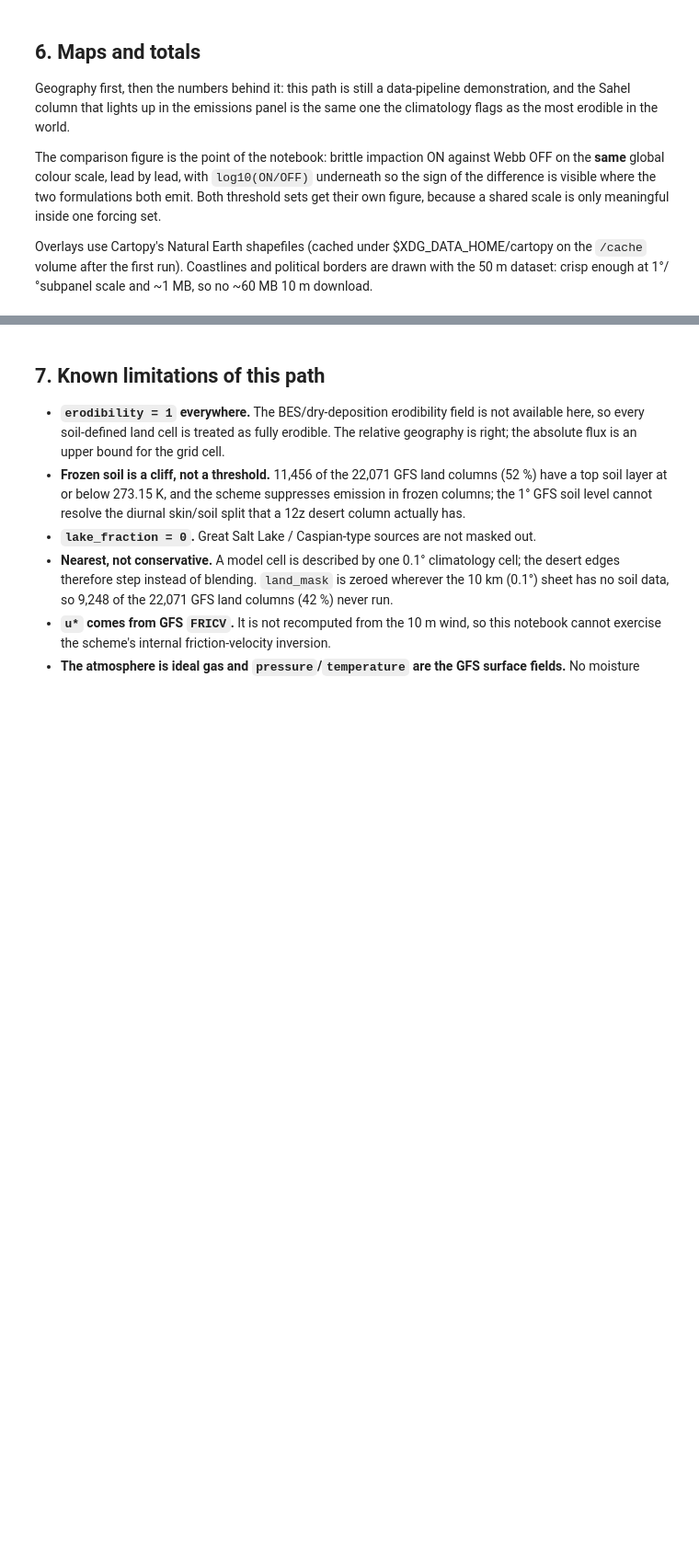
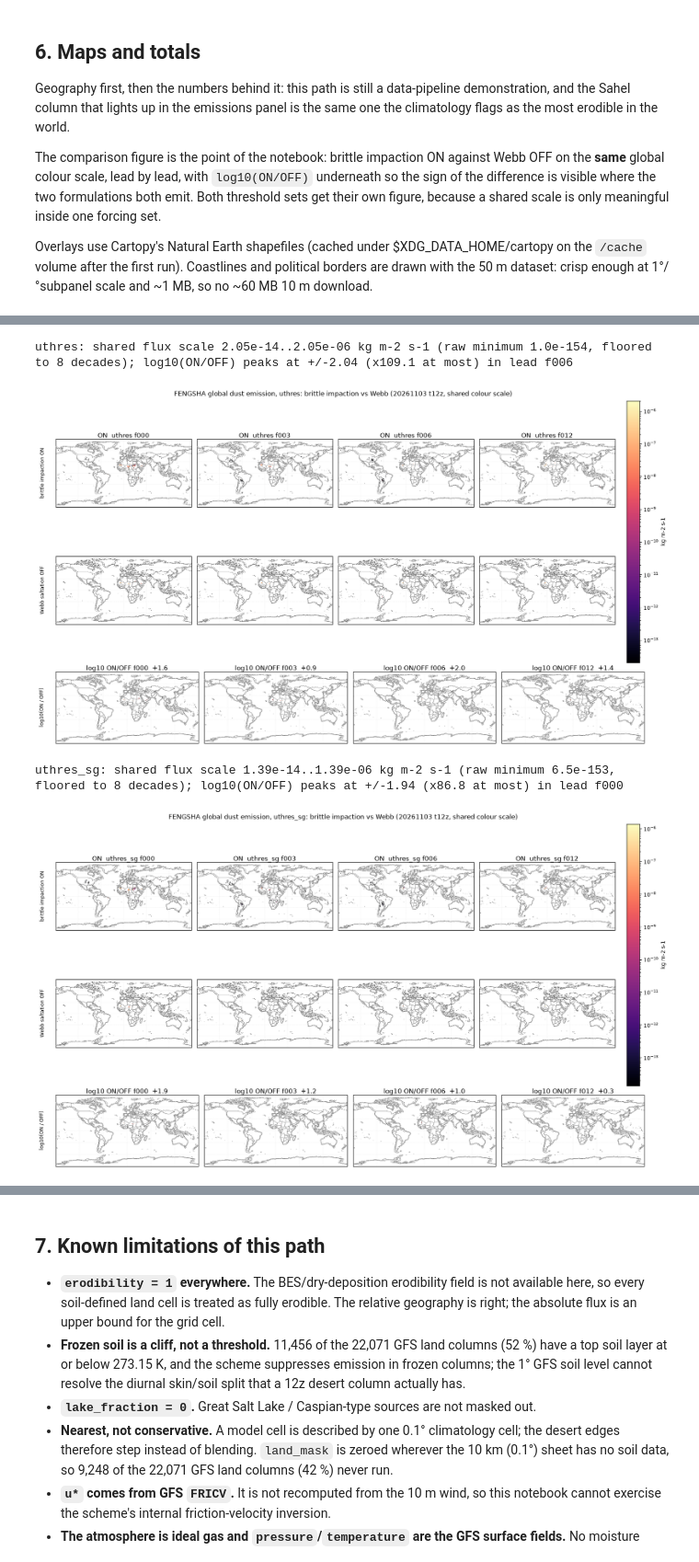
Before and after one commit to bbakernoaa/CECE, a Jupyter notebook: docs/notebooks/fengsha_gfs.ipynb, the cells around one changed output, grey strips where cells are left out. Shown at 92% size. Drawn from its saved outputs; the diff is of its cells as text; code cells hidden in the pictures; blank space fills up the shorter version.

```diff
--- a/docs/notebooks/fengsha_gfs.ipynb
+++ b/docs/notebooks/fengsha_gfs.ipynb
@@ -489,6 +542,8 @@ build_report({
     "total kg/s": st0["total_kg_s"],
     "emitting columns": st0["emitting_cols"],
     "peak flux kg m-2 s-1": st0["peak_kg_m2_s"],
+    "peak latitude": st0["peak_lat"],
+    "peak longitude": st0["peak_lon"],
     "brittle / Webb total ratio": st0["off_ratio"],
     "bin 1 kg/s": float(bins0[0]),
     "bin 5 kg/s": float(bins0[-1]),
@@ -503,9 +558,9 @@ IDENTICAL = all(
 assert not IDENTICAL, "uthres and uthres_sg gave identical emissions"
 
 print(f"\n{'flux':<9}{'set':<10}{'lead':>6}{'total kg/s':>14}{'emitting':>10}"
-      f"{'peak kg m-2 s-1':>18}{'b/w ratio':>11}{'s':>7}")
+      f"{'peak kg m-2 s-1':>18}{'b/w ratio':>11}{'ms':>9}")
 for (flux, threshold, lead), (_, _, st) in RESULTS.items():
     ratio = st.get("off_ratio")
     print(f"{flux:<9}{threshold:<10}{f'f{lead:03d}':>6}{st['total_kg_s']:>14.3e}"
           f"{st['emitting_cols']:>10}{st['peak_kg_m2_s']:>18.3e}"
-          f"{(f'{ratio:.1f}' if ratio else '-'):>10}{st['seconds']:>7.2f}")
+          f"{(f'{ratio:.1f}' if ratio else '-'):>10}{1000 * st['seconds']:>9.1f}")
@@ -595,7 +691,9 @@ if _INLINE:  # a bare `fig` expression would ALSO emit an execute_result next to
 import matplotlib
 import matplotlib.colors as mcolors
 
-BAD_GREY = "0.75"  # masked cells; the cmap's own bad colour is too dark to read as "no data"
+# masked ratio cells go fully transparent (cartopy rejects an opaque `bad` on pcolormesh), so
+# the figure's own face colour reads as "no emission in at least one branch".
+
 LON_MESH, LAT_MESH = np.meshgrid(LON1, LAT1)
 
 
@@ -618,7 +716,12 @@ for threshold in CASE["thresholds"]:
     assert positive.size, f"{threshold}: neither flux produced an emitting column"
     # One shared LogNorm for BOTH rows: independently autoscaled log panels make the Webb flux
     # look as strong as the brittle flux, which is the easiest way to lie with this figure.
-    shared = mcolors.LogNorm(vmin=float(positive.min()), vmax=float(positive.max()))
+    # Floor the decade span at eight: below ~1e-8 of the brightest cell the magma ramp cannot
+    # show anything, and the raw minimum is a sub-normal 1e-154, not a physical dimming.
+    vmax = float(positive.max())
+    vmin = max(float(positive.min()), vmax * 1e-8)
+    assert vmin > 0 and vmin <= vmax
+    shared = mcolors.LogNorm(vmin=vmin, vmax=vmax)
     fig, axes = plt.subplots(3, 4, figsize=(16, 10.5), subplot_kw={"projection": PC}, squeeze=False)
     drawn_on, drawn_off = [], []
     for col, lead in enumerate(CASE["leads"]):
@@ -633,35 +736,42 @@ for threshold in CASE["thresholds"]:
             log_ratio = np.where((on[col] > 0) & (off[col] > 0),
                                 np.log10(np.where(off[col] > 0, on[col], np.nan)
                                          / np.where(off[col] > 0, off[col], np.nan)), np.nan)
         finite = log_ratio[np.isfinite(log_ratio)]
         peak = float(np.abs(finite).max()) if finite.size else 0.0
         peaks.append(peak)
         cmap = matplotlib.colormaps["RdBu_r"].copy()
-        cmap.set_bad(BAD_GREY)
+        # alpha=0, not a grey: cartopy warns and ignores an opaque bad colour on pcolormesh
+        cmap.set_bad(alpha=0.0)
         axes[2][col].pcolormesh(
             LON_MESH, LAT_MESH, np.ma.masked_invalid(log_ratio),
             norm=mcolors.TwoSlopeNorm(vmin=-max(peak, 1e-3), vcenter=0.0, vmax=max(peak, 1e-3)),
             cmap=cmap, shading="nearest", transform=PC, zorder=1,
         )
         axes[2][col].set_global()
         geo_overlays(axes[2][col], borders=True)
         axes[2][col].set_title(
             f"log10 ON/OFF f{lead:03d}  {f'+{peak:.1f}' if finite.size else 'no overlap'}", pad=1
         )
     for row, label in enumerate(("brittle impaction ON", "Webb saltation OFF", "log10(ON / OFF)")):
         axes[row][0].text(-0.08, 0.5, label, transform=axes[row][0].transAxes,
                           rotation=90, va="center", ha="right", fontsize=9)
     fig.suptitle(f"FENGSHA global dust emission, {threshold}: brittle impaction vs Webb "
                  f"({CYCLE['date']} t{CYCLE['hour']:02d}z, shared colour scale)")
     fig.tight_layout()
     fig.colorbar(drawn_on[0], ax=list(axes[0]) + list(axes[1]), fraction=0.03, pad=0.02,
                  label="kg m-2 s-1")
     GLOBAL_FIGS[threshold] = fig
-    print(f"{threshold}: shared flux scale {shared.vmin:.2e}..{shared.vmax:.2e} kg m-2 s-1; "
+    print(f"{threshold}: shared flux scale {shared.vmin:.2e}..{shared.vmax:.2e} kg m-2 s-1 "
+          f"(raw minimum {float(positive.min()):.1e}, floored to 8 decades); "
           f"log10(ON/OFF) peaks at +/-{max(peaks):.2f} "
           f"(x{10 ** max(peaks):.1f} at most) in lead f{CASE['leads'][int(np.argmax(peaks))]:03d}")
     if _INLINE:
         plt.show()
+# %% [output]
+uthres: shared flux scale 2.05e-14..2.05e-06 kg m-2 s-1 (raw minimum 1.0e-154, floored to 8 decades); log10(ON/OFF) peaks at +/-2.04 (x109.1 at most) in lead f006
+[figure, added]
+uthres_sg: shared flux scale 1.39e-14..1.39e-06 kg m-2 s-1 (raw minimum 6.5e-153, floored to 8 decades); log10(ON/OFF) peaks at +/-1.94 (x86.8 at most) in lead f000
+[figure, added]
 # %%
 fig2, axes2 = plt.subplots(
     2, 4, figsize=(15, 7), sharex=True, sharey=True, subplot_kw={"projection": PC}
```
Also changed, not shown: parts of 12 cells of this notebook, 1 other file.
